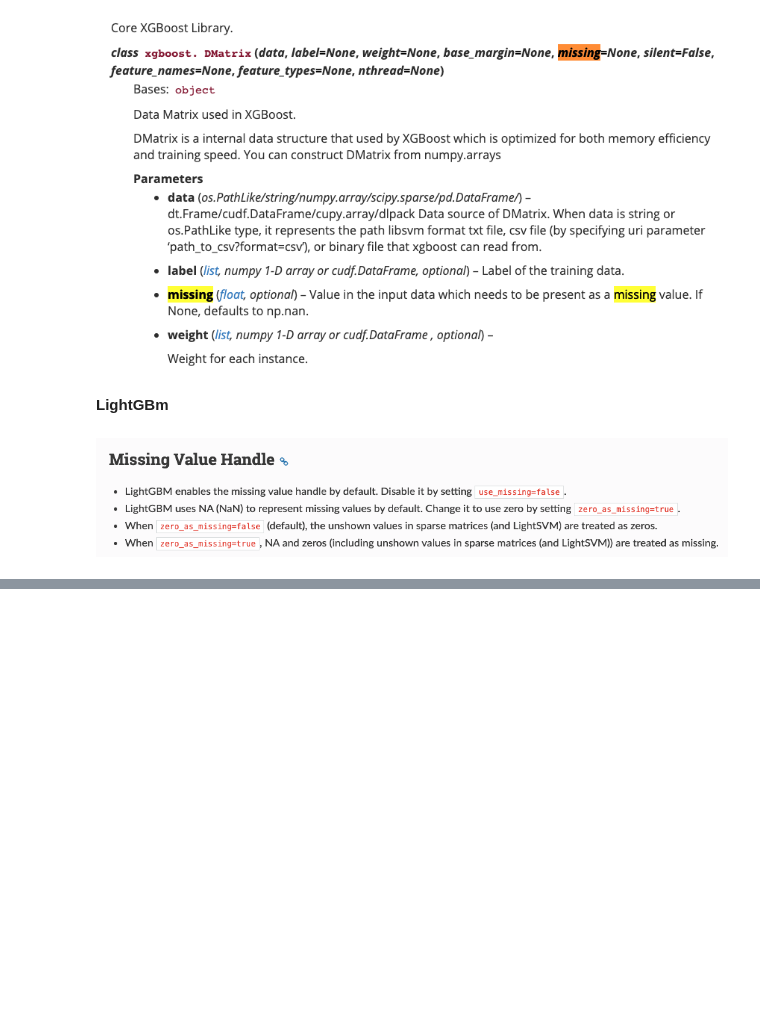
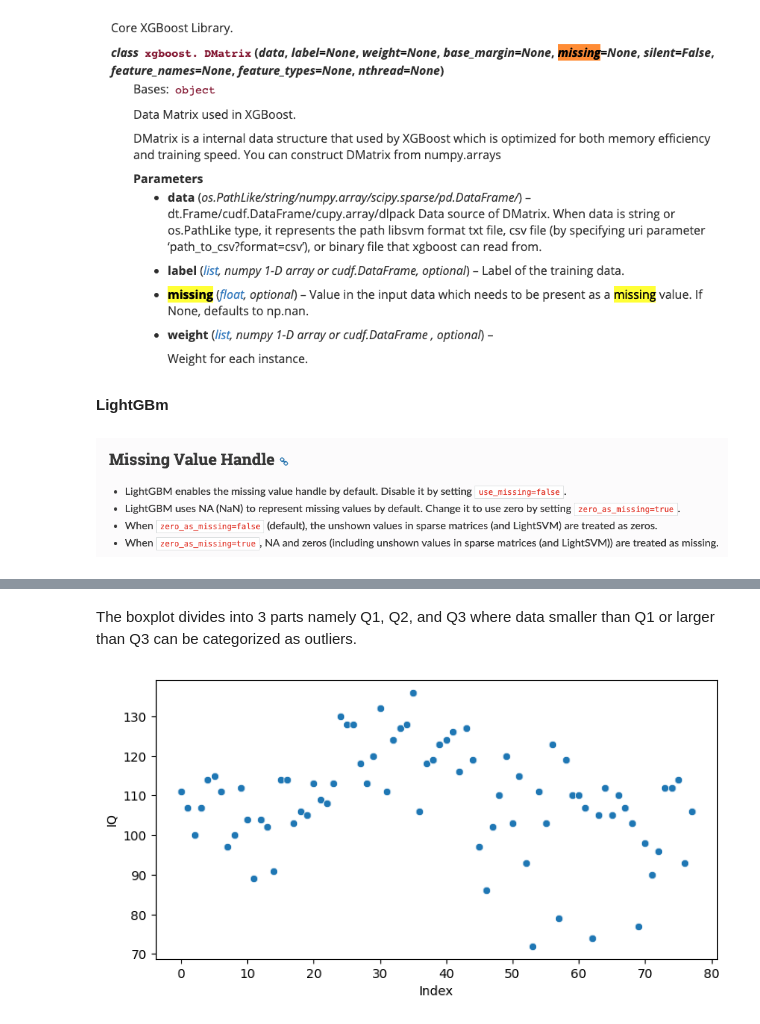
Before and after one commit to venkateshsalla01/Axiora_DS_Trainings, a Jupyter notebook: Handling_data.ipynb, the cells around one changed output, grey strips where cells are left out. Cells and saved outputs as stored; diff of their text form; code cells hidden in the pictures; blank space fills up the shorter version.

Commit message:
Handling outliers

```diff
--- a/Handling_data.ipynb
+++ b/Handling_data.ipynb
@@ -586,0 +831,15 @@ Some algprithms like XGBoost and LightGBM can handle missing values without any
+# %% [markdown]
+The boxplot divides into 3 parts namely Q1, Q2, and Q3 where data smaller than Q1 or larger than Q3 can be categorized as outliers.
+# %%
+# Buat scatter plot
+plt.figure(figsize=(8, 4))
+sns.scatterplot(x=df.index, y=df["iq"])
+
+# Atur label sumbu
+plt.xlabel("Index")
+plt.ylabel("IQ")
+
+# Tampilkan plot
+plt.show()
+# %% [output]
+[figure, added]
```
Also changed, not shown: parts of 61 cells of this notebook, 8 other files.
